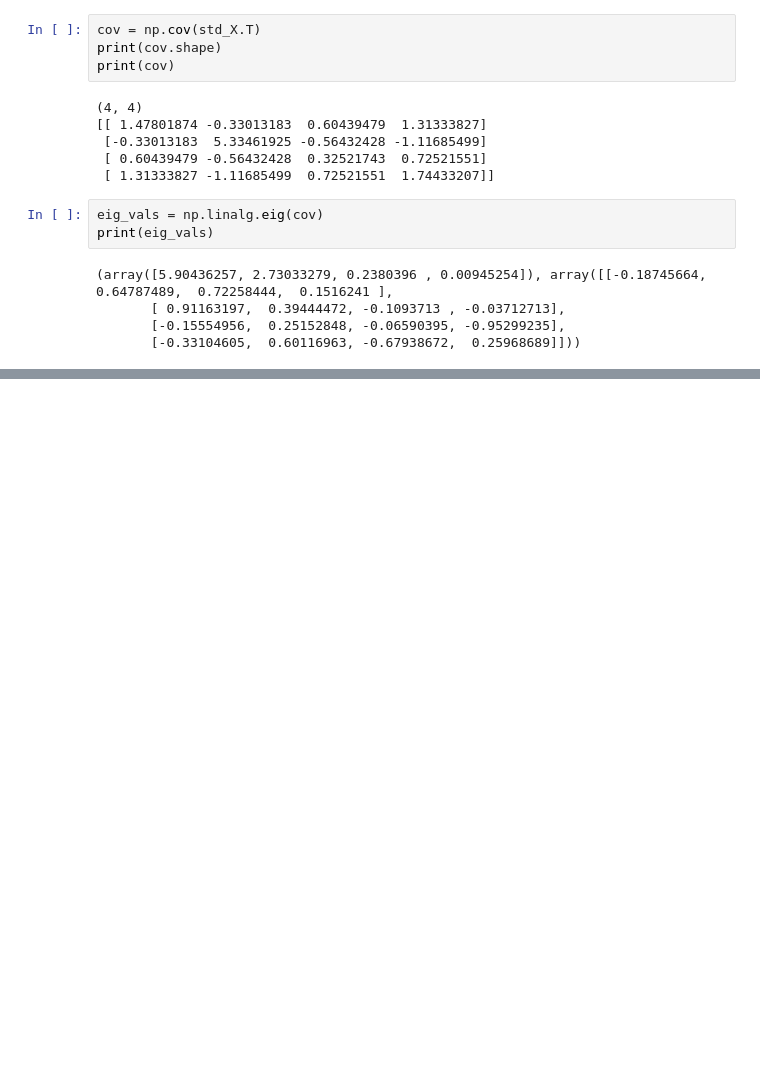
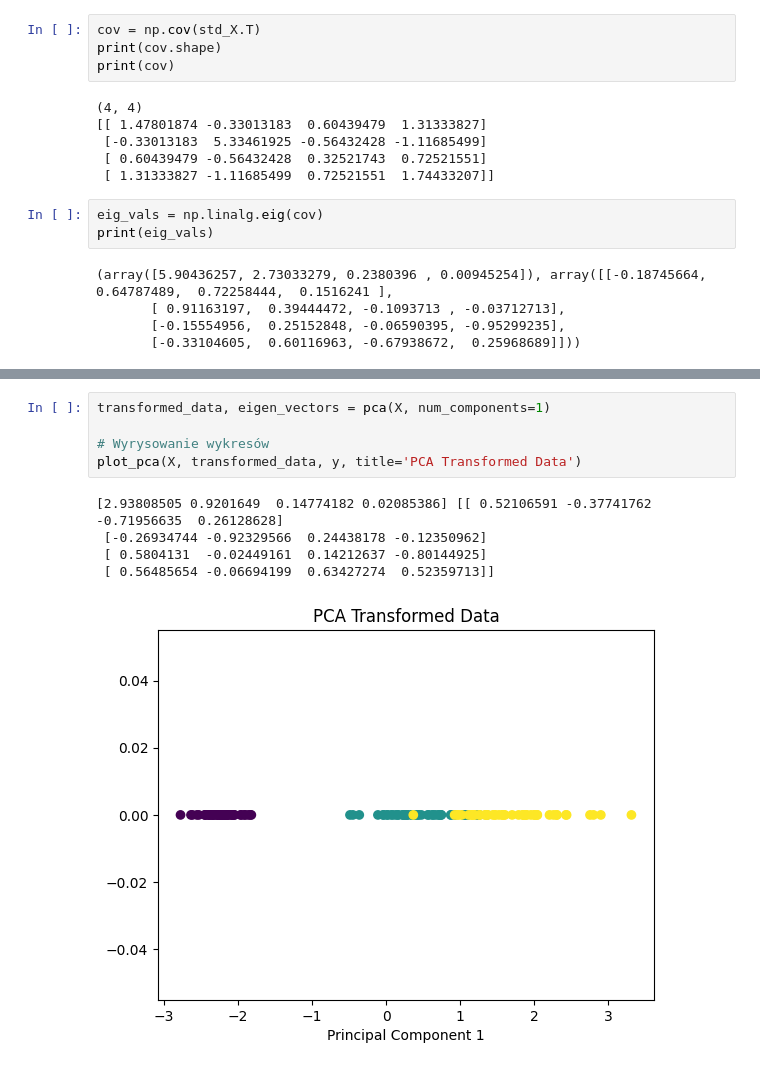
Before and after one commit to JakubStyczen/MachineLearining, a Jupyter notebook: PCA/ML_LAB8.ipynb, the cells around one changed output, grey strips where cells are left out. Saved outputs shown, nothing was run; the diff lists cells and outputs as text; blank space fills up the shorter version.

```diff
--- a/PCA/ML_LAB8.ipynb
+++ b/PCA/ML_LAB8.ipynb
@@ -53,0 +184,11 @@ print(eig_vals)
+# %%
+transformed_data, eigen_vectors = pca(X, num_components=1)
+
+# Wyrysowanie wykresów
+plot_pca(X, transformed_data, y, title='PCA Transformed Data')
+# %% [output]
+[2.93808505 0.9201649  0.14774182 0.02085386] [[ 0.52106591 -0.37741762 -0.71956635  0.26128628]
+ [-0.26934744 -0.92329566  0.24438178 -0.12350962]
+ [ 0.5804131  -0.02449161  0.14212637 -0.80144925]
+ [ 0.56485654 -0.06694199  0.63427274  0.52359713]]
+[figure, added]
```
Also changed, not shown: parts of 4 cells of this notebook.
